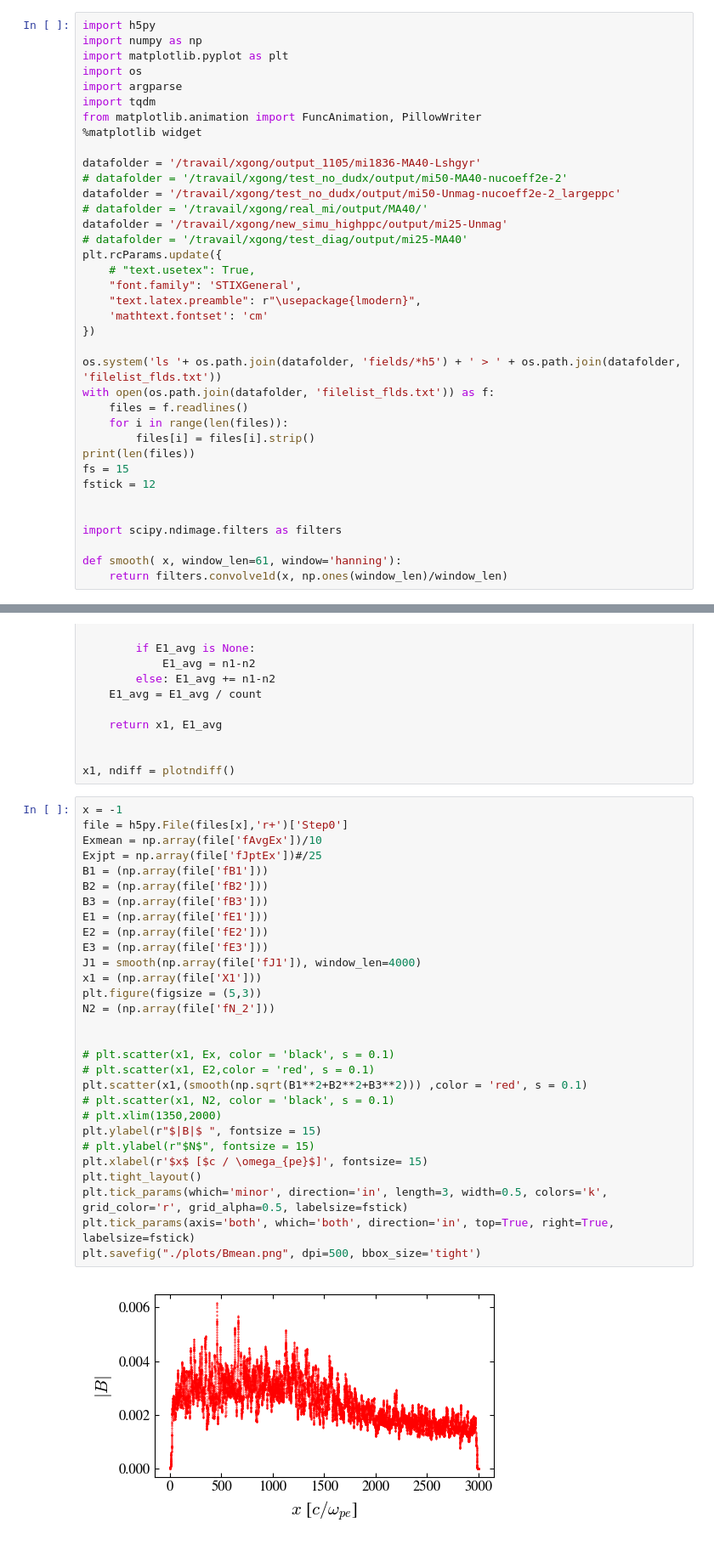
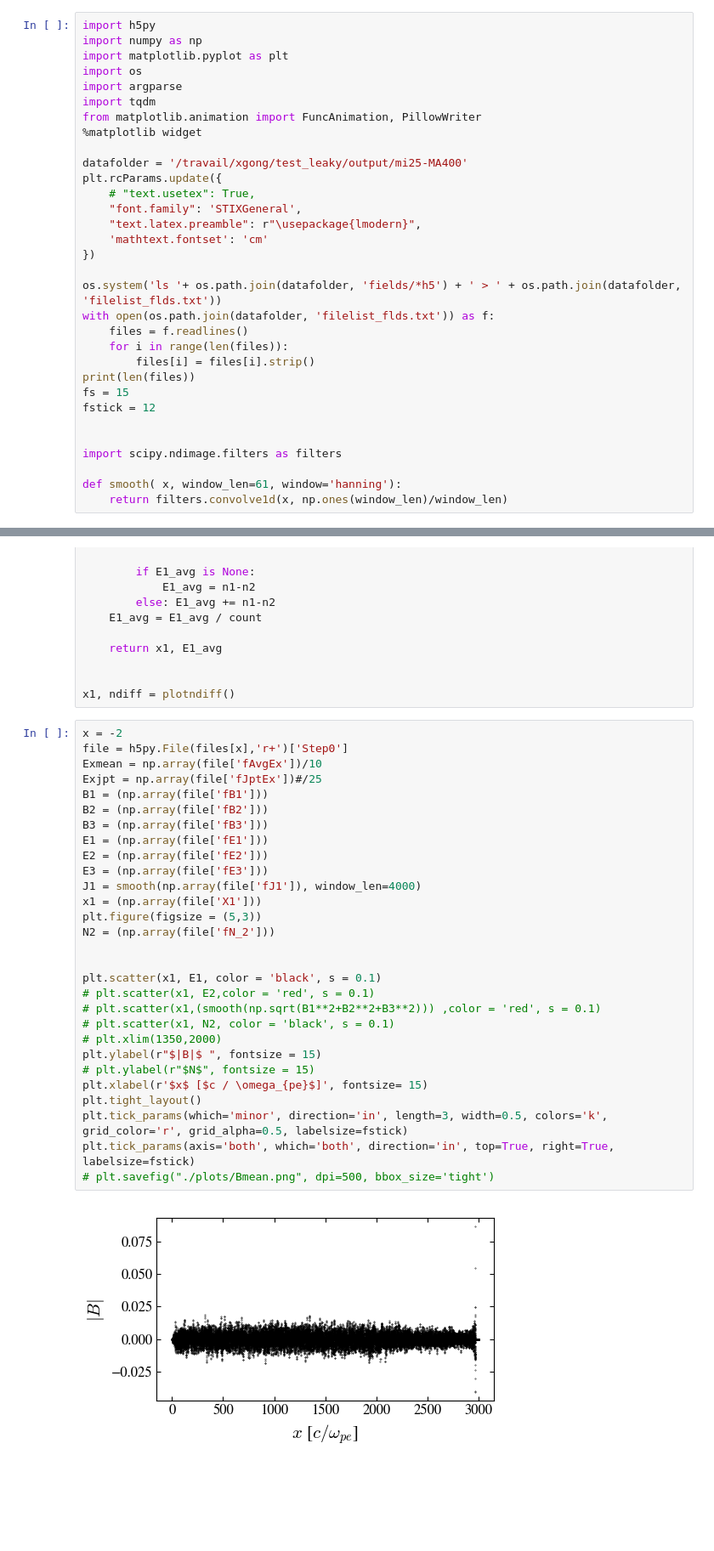
Before and after one commit to xwgong01/entity, a Jupyter notebook: FldMCP/Flds.ipynb, the cells around one changed output, grey strips where cells are left out. Shown at 85% size. Drawn from its saved outputs; the diff is of its cells as text; blank space fills up the shorter version.

```diff
--- a/FldMCP/Flds.ipynb
+++ b/FldMCP/Flds.ipynb
@@ -8,12 +8,7 @@ import tqdm
 from matplotlib.animation import FuncAnimation, PillowWriter
 %matplotlib widget
 
-datafolder = '/travail/xgong/output_1105/mi1836-MA40-Lshgyr'
-# datafolder = '/travail/xgong/test_no_dudx/output/mi50-MA40-nucoeff2e-2'
-datafolder = '/travail/xgong/test_no_dudx/output/mi50-Unmag-nucoeff2e-2_largeppc'
-# datafolder = '/travail/xgong/real_mi/output/MA40/'
-datafolder = '/travail/xgong/new_simu_highppc/output/mi25-Unmag'
-# datafolder = '/travail/xgong/test_diag/output/mi25-MA40'
+datafolder = '/travail/xgong/test_leaky/output/mi25-MA400'
 plt.rcParams.update({
     # "text.usetex": True,
     "font.family": 'STIXGeneral',
@@ -144,36 +139,36 @@ def plotndiff():
 
 x1, ndiff = plotndiff()
 # %%
-x = -1
+x = -2
 file = h5py.File(files[x],'r+')['Step0']
 Exmean = np.array(file['fAvgEx'])/10
 Exjpt = np.array(file['fJptEx'])#/25
 B1 = (np.array(file['fB1']))
 B2 = (np.array(file['fB2']))
 B3 = (np.array(file['fB3']))
 E1 = (np.array(file['fE1']))
 E2 = (np.array(file['fE2']))
 E3 = (np.array(file['fE3']))
 J1 = smooth(np.array(file['fJ1']), window_len=4000)
 x1 = (np.array(file['X1']))
 plt.figure(figsize = (5,3))
 N2 = (np.array(file['fN_2']))
 
 
-# plt.scatter(x1, Ex, color = 'black', s = 0.1)
+plt.scatter(x1, E1, color = 'black', s = 0.1)
 # plt.scatter(x1, E2,color = 'red', s = 0.1)
-plt.scatter(x1,(smooth(np.sqrt(B1**2+B2**2+B3**2))) ,color = 'red', s = 0.1)
+# plt.scatter(x1,(smooth(np.sqrt(B1**2+B2**2+B3**2))) ,color = 'red', s = 0.1)
 # plt.scatter(x1, N2, color = 'black', s = 0.1)
 # plt.xlim(1350,2000)
 plt.ylabel(r"$|B|$ ", fontsize = 15)
 # plt.ylabel(r"$N$", fontsize = 15)
 plt.xlabel(r'$x$ [$c / \omega_{pe}$]', fontsize= 15)
 plt.tight_layout()
 plt.tick_params(which='minor', direction='in', length=3, width=0.5, colors='k', grid_color='r', grid_alpha=0.5, labelsize=fstick)
 plt.tick_params(axis='both', which='both', direction='in', top=True, right=True, labelsize=fstick)
-plt.savefig("./plots/Bmean.png", dpi=500, bbox_size='tight')
+# plt.savefig("./plots/Bmean.png", dpi=500, bbox_size='tight')
 # %% [output]
-[figure, old version]
+[figure, new version]
 # %%
 x = -1
 file = h5py.File(files[x],'r+')['Step0']
```
Also changed, not shown: parts of 1 cell of this notebook, 3 other files.
